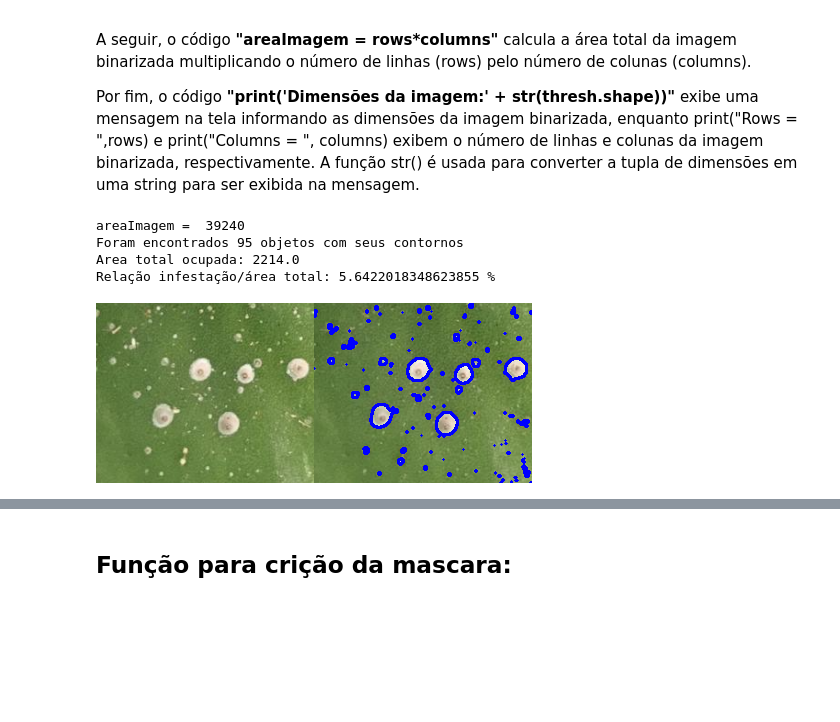
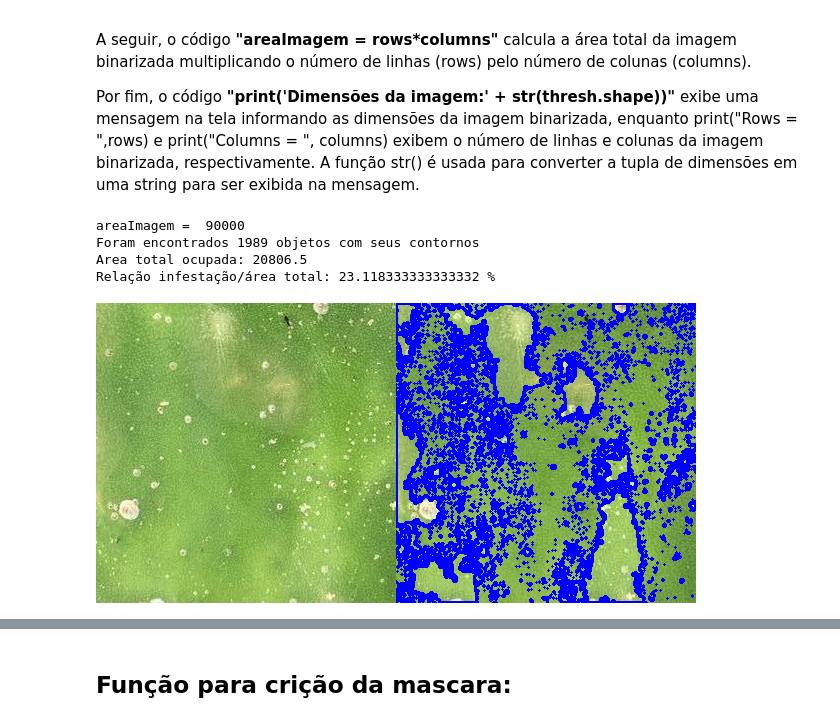
Before and after one commit to Gus-1003/Projeto_Pesquisa_PalmaS, a Jupyter notebook: Projeto_Segmentado.ipynb, the cells around one changed output, grey strips where cells are left out. Cells and saved outputs as stored; diff of their text form; code cells hidden in the pictures; blank space fills up the shorter version.

```diff
--- a/Projeto_Segmentado.ipynb
+++ b/Projeto_Segmentado.ipynb
@@ -29,7 +29,7 @@ Drive already mounted at /content/drive; to attempt to forcibly remount, call dr
 # %% [markdown]
 # Lendo Imagem:
 # %%
-file = '/content/drive/MyDrive/Pesquisa_Cochonilha/Base_Imagens/PNG/Cap1.png'
+file = '/content/drive/MyDrive/Pesquisa_Cochonilha/Base_Imagens/Editadas_Cortadas/editada_90_B1.jpeg_quadrante_3_2.jpg'
 
 im = cv.imread(file)
 # %% [markdown]
@@ -109,6 +116,6 @@ plt.show()
 # %% [markdown]
 ## Threshold:
 # %%
-ret, thresh = cv.threshold(b, 0, 255, cv.THRESH_BINARY + cv.THRESH_OTSU)
-cv2_imshow(cv.hconcat([b, thresh]))
+thresh1, im_bin_rgb = cv.threshold(b, 0, 255, cv.THRESH_BINARY + cv.THRESH_OTSU)
+cv2_imshow(cv.hconcat([b, im_bin_rgb]))
 # %% [output]
@@ -136,4 +157,4 @@ print(ret)
 ## Buscando Contornos:
 # %%
 #contours, hierarchy = cv.findContours(thresh, cv.RETR_TREE, cv.CHAIN_APPROX_SIMPLE)
-contours, hierarchy = cv.findContours(thresh, cv.RETR_EXTERNAL, cv.CHAIN_APPROX_SIMPLE)
+contours1, hierarchy = cv.findContours(im_bin_rgb, cv.RETR_EXTERNAL, cv.CHAIN_APPROX_SIMPLE)
@@ -173,24 +197,24 @@ Por fim, o código **"print('Dimensões da imagem:' + str(thresh.shape))"** exib
 areaOcupada = 0
 
 # Loop sobre a lista de contornos encontrados na imagem binarizada
-for qtd in range(len(contours)):
+for qtd in range(len(contours1)):
     # Calcula a área correspondente ao contorno atual e adiciona à variável areaOcupada
-    atual = cv.contourArea(contours[qtd])
+    atual = cv.contourArea(contours1[qtd])
     areaOcupada = areaOcupada + atual
 
 # Exibe algumas informações relevantes na tela
 print("areaImagem = ", areaImagem)  # Exibe a área total da imagem binarizada
-print('Foram encontrados ' + str(len(contours)) + ' objetos com seus contornos')  # Exibe a quantidade de objetos encontrados
+print('Foram encontrados ' + str(len(contours1)) + ' objetos com seus contornos')  # Exibe a quantidade de objetos encontrados
 print('Area total ocupada: ' + str(areaOcupada))  # Exibe a área total ocupada pelos objetos
 print('Relação infestação/área total: ' + str((areaOcupada/(rows*columns))*100) + ' %')  # Exibe a relação entre a área ocupada pelos objetos e a área total da imagem binarizada
 # %% [output]
-areaImagem =  39240
-Foram encontrados 95 objetos com seus contornos
-Area total ocupada: 2214.0
-Relação infestação/área total: 5.6422018348623855 %
+areaImagem =  90000
+Foram encontrados 1989 objetos com seus contornos
+Area total ocupada: 20806.5
+Relação infestação/área total: 23.118333333333332 %
 # %%
 # Desenha os contornos encontrados na imagem original
-cv.drawContours(im, contours, -1, (255,0,0), 2)  # Desenha os contornos em cor magenta com largura de linha 2 pixels
+cv.drawContours(im, contours1, -1, (255,0,0), 2)  # Desenha os contornos em cor magenta com largura de linha 2 pixels
 cv2_imshow(cv.hconcat([compara, im]))  # Exibe a imagem original com os contornos desenhados
 # %% [output]
-[figure, old version]
+[figure, new version]
```
Also changed, not shown: parts of 21 cells of this notebook.
